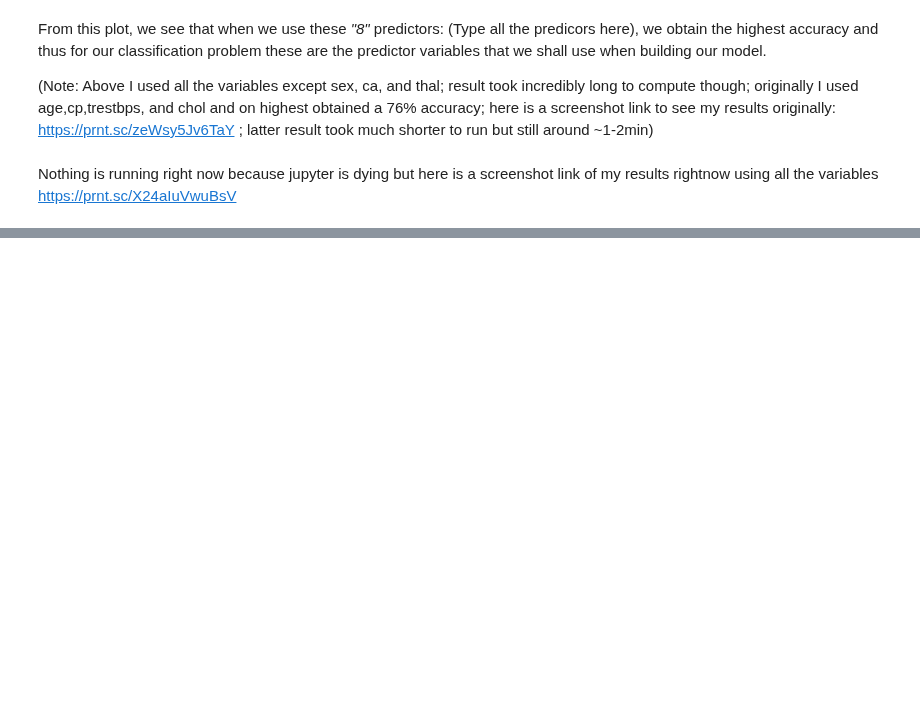
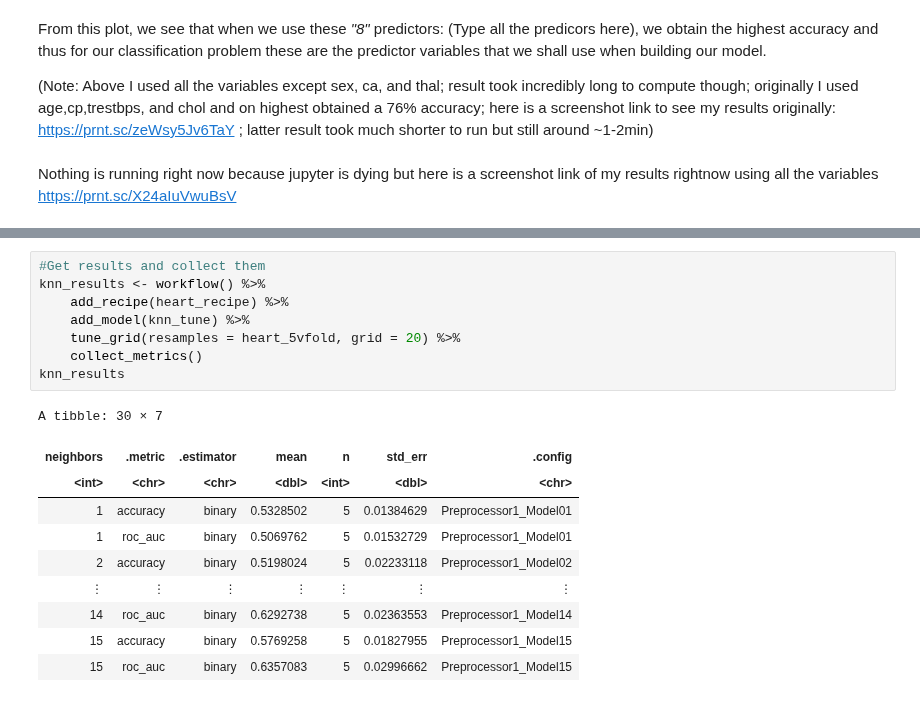
Before and after one commit to ibrahim1623/DSCI-100-Project, a Jupyter notebook: jason's_final_work.ipynb, the cells around one changed output, grey strips where cells are left out. Drawn from its saved outputs; the diff is of its cells as text; blank space fills up the shorter version.

```diff
--- a/jason's_final_work.ipynb
+++ b/jason's_final_work.ipynb
@@ -382,0 +423,19 @@ https://prnt.sc/X24aIuVwuBsV
+# %%
+#Get results and collect them
+knn_results <- workflow() %>%
+    add_recipe(heart_recipe) %>%
+    add_model(knn_tune) %>%
+    tune_grid(resamples = heart_5vfold, grid = 20) %>%
+    collect_metrics()
+knn_results
+# %% [output]
+A tibble: 30 × 7
+| neighbors | .metric | .estimator | mean | n | std_err | .config |
+| <int> | <chr> | <chr> | <dbl> | <int> | <dbl> | <chr> |
+| 1 | accuracy | binary | 0.5328502 | 5 | 0.01384629 | Preprocessor1_Model01 |
+| 1 | roc_auc | binary | 0.5069762 | 5 | 0.01532729 | Preprocessor1_Model01 |
+| 2 | accuracy | binary | 0.5198024 | 5 | 0.02233118 | Preprocessor1_Model02 |
+| ⋮ | ⋮ | ⋮ | ⋮ | ⋮ | ⋮ | ⋮ |
+| 14 | roc_auc | binary | 0.6292738 | 5 | 0.02363553 | Preprocessor1_Model14 |
+| 15 | accuracy | binary | 0.5769258 | 5 | 0.01827955 | Preprocessor1_Model15 |
+| 15 | roc_auc | binary | 0.6357083 | 5 | 0.02996662 | Preprocessor1_Model15 |
```
Also changed, not shown: parts of 12 cells of this notebook.
